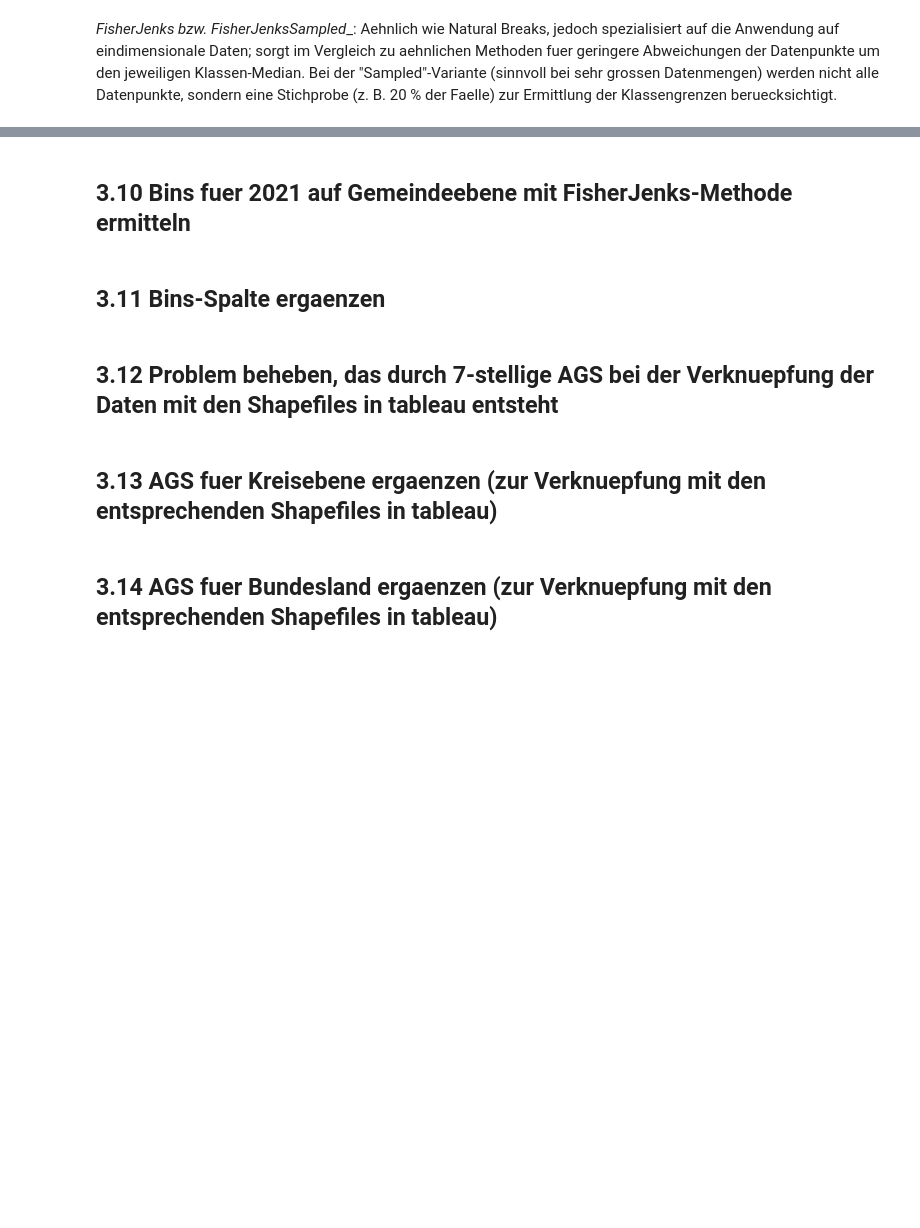
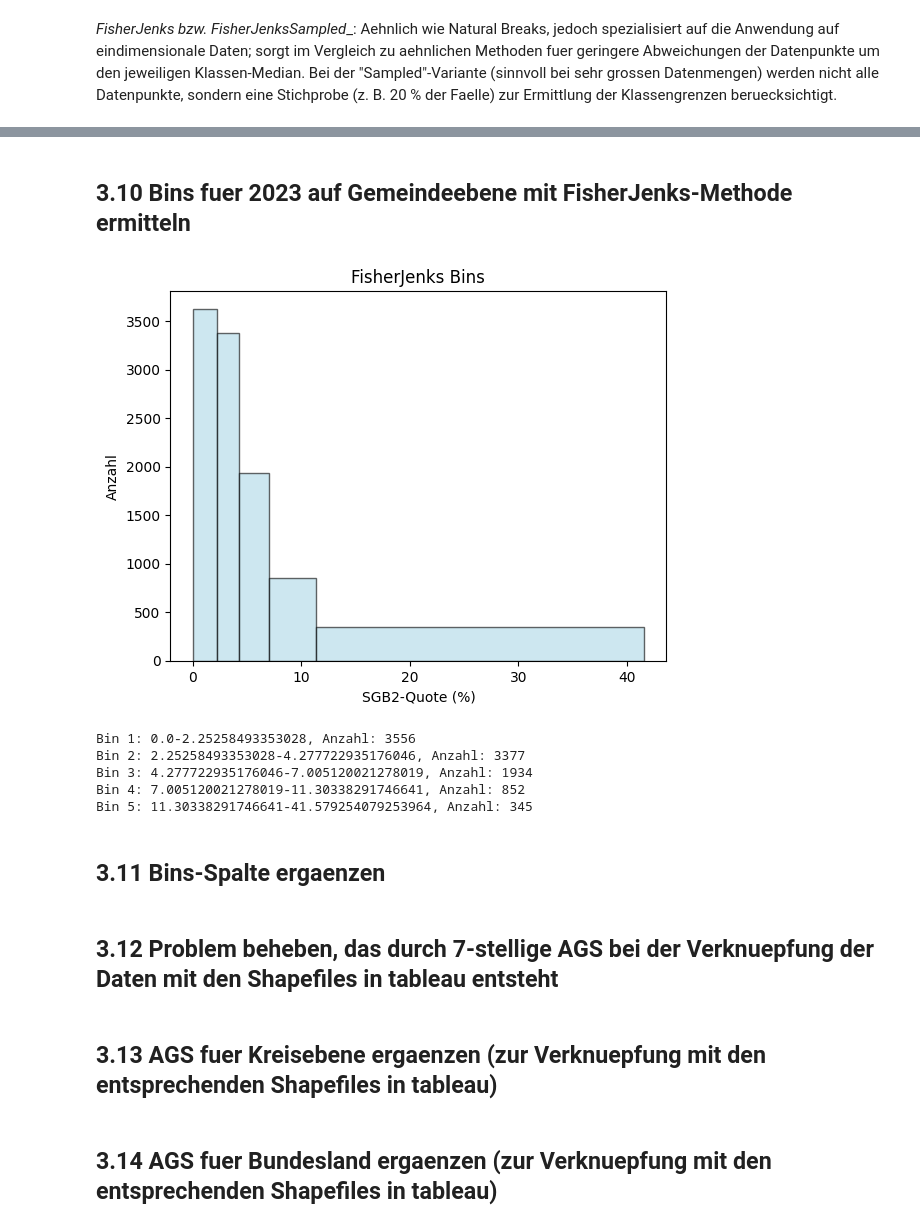
Before and after one commit to KoordinierungsstelleBildungsmonitoring/mikrokosmos, a Jupyter notebook: aufbereitung_mikrokosmos.ipynb, the cells around one changed output, grey strips where cells are left out. Drawn from its saved outputs; the diff is of its cells as text; code cells hidden in the pictures; blank space fills up the shorter version.

Commit message:
V3.2
Datenaktualisierung bis 2023
Korrekturen bei Datenaufbereitung
Ergänzung um Story Modus

```diff
--- a/aufbereitung_mikrokosmos.ipynb
+++ b/aufbereitung_mikrokosmos.ipynb
@@ -85,7 +184,7 @@ def transform_dataframe(df):
     df = df.drop(df.index[-1])
 
     # Spalte 'Unnamed: 0' nach Leerzeichen trennen und in neue Spalten 'AGS' und 'Gemeinde' aufteilen
-    df[['AGS', 'Gemeinde']] = df['Unnamed: 0'].str.split(' ', 1, expand=True)
+    df[['AGS', 'Gemeinde']] = df['Unnamed: 0'].str.split(' ', n=1, expand=True)  # Korrektur: benannte Argumente (NEU)
 
     # Spalte 'Unnamed: 0' entfernen
     df = df.drop(['Unnamed: 0'], axis=1)
@@ -114,8 +213,8 @@ def transform_dataframe(df):
     # Neue Spaltennamen aus Zeile 1 erstellen
     new_columns = df.iloc[1].tolist()
 
-    # Spaltennamen aktualisieren
-    df = df.set_axis(new_columns, axis=1, inplace=False)
+    # Spaltennamen aktualisieren (KORREKTUR: inplace entfernt) (NEU)
+    df = df.set_axis(new_columns, axis=1)
 
     # Zeile 12 entfernen
     df = df.drop(12)
@@ -132,5 +231,7 @@ ba_2018 = transform_dataframe(ba_2018)
 ba_2019 = transform_dataframe(ba_2019)
 ba_2020 = transform_dataframe(ba_2020)
 ba_2021 = transform_dataframe(ba_2021)
+ba_2022 = transform_dataframe(ba_2022)
+ba_2023 = transform_dataframe(ba_2023)
 # %%
 # Tabellenkopf nach der Umformung anzeigen
@@ -158,8 +263,8 @@ def apply_transformation(df):
     # Zeile 8 aus Daten (maennlich) entfernen
     df_m = df_m.drop([8])
 
-    # Daten (maennlich und weiblich) zu einem DataFrame kombinieren
-    combined_df = df_m.append(df_w, ignore_index=True)
+    # Daten (maennlich und weiblich) zu einem DataFrame kombinieren (KORREKTUR: pd.concat statt append) (NEU)
+    combined_df = pd.concat([df_m, df_w], ignore_index=True)
 
     # Spalten umbenennen, indem Bindestriche "-" entfernt werden
     combined_df = combined_df.rename(columns=lambda x: x.replace('-', ''))
@@ -175,5 +280,7 @@ ba_2018_combined = apply_transformation(ba_2018)
 ba_2019_combined = apply_transformation(ba_2019)
 ba_2020_combined = apply_transformation(ba_2020)
 ba_2021_combined = apply_transformation(ba_2021)
+ba_2022_combined = apply_transformation(ba_2022)
+ba_2023_combined = apply_transformation(ba_2023)
 # %%
 # Tabellenkopf nach der Umformung anzeigen
@@ -233,5 +343,7 @@ LB_nach_Altersgruppen_2018, ELB_arbeitsuchend_nach_Schulabschluessen_2018, ELB_a
 LB_nach_Altersgruppen_2019, ELB_arbeitsuchend_nach_Schulabschluessen_2019, ELB_arbeitsuchend_nach_Berufsausbildung_2019 = apply_transformation(ba_2019_combined, 2019)
 LB_nach_Altersgruppen_2020, ELB_arbeitsuchend_nach_Schulabschluessen_2020, ELB_arbeitsuchend_nach_Berufsausbildung_2020 = apply_transformation(ba_2020_combined, 2020)
 LB_nach_Altersgruppen_2021, ELB_arbeitsuchend_nach_Schulabschluessen_2021, ELB_arbeitsuchend_nach_Berufsausbildung_2021 = apply_transformation(ba_2021_combined, 2021)
+LB_nach_Altersgruppen_2022, ELB_arbeitsuchend_nach_Schulabschluessen_2022, ELB_arbeitsuchend_nach_Berufsausbildung_2022 = apply_transformation(ba_2021_combined, 2022)
+LB_nach_Altersgruppen_2023, ELB_arbeitsuchend_nach_Schulabschluessen_2023, ELB_arbeitsuchend_nach_Berufsausbildung_2023 = apply_transformation(ba_2021_combined, 2023)
 # %%
 # Tabellenkopf der Tabelle zu den Leistungsberechtigten anzeigen
@@ -315,9 +519,9 @@ merged_lb_bev_2021.head(4)
 
 #### Die Daten liegen aktuell noch in einzelnen Dataframes fuer die jeweiligen Jahrgaenge vor. Wir stapeln diese Dataframes untereinander, um alle Jahrgaenge in einem Dataframe zusammenzufassen.
 # %%
-stacked_lb_bev = pd.concat([merged_lb_bev_2014, merged_lb_bev_2015, merged_lb_bev_2016, merged_lb_bev_2017, merged_lb_bev_2018, merged_lb_bev_2019, merged_lb_bev_2020, merged_lb_bev_2021], ignore_index=True)
-stacked_elb_schul = pd.concat([ELB_arbeitsuchend_nach_Schulabschluessen_2014, ELB_arbeitsuchend_nach_Schulabschluessen_2015, ELB_arbeitsuchend_nach_Schulabschluessen_2016, ELB_arbeitsuchend_nach_Schulabschluessen_2017, ELB_arbeitsuchend_nach_Schulabschluessen_2018, ELB_arbeitsuchend_nach_Schulabschluessen_2019, ELB_arbeitsuchend_nach_Schulabschluessen_2020, ELB_arbeitsuchend_nach_Schulabschluessen_2021], ignore_index=True)
-stacked_elb_beruf = pd.concat([ELB_arbeitsuchend_nach_Berufsausbildung_2014, ELB_arbeitsuchend_nach_Berufsausbildung_2015, ELB_arbeitsuchend_nach_Berufsausbildung_2016, ELB_arbeitsuchend_nach_Berufsausbildung_2017, ELB_arbeitsuchend_nach_Berufsausbildung_2018, ELB_arbeitsuchend_nach_Berufsausbildung_2019, ELB_arbeitsuchend_nach_Berufsausbildung_2020, ELB_arbeitsuchend_nach_Berufsausbildung_2021], ignore_index=True)
+stacked_lb_bev = pd.concat([merged_lb_bev_2014, merged_lb_bev_2015, merged_lb_bev_2016, merged_lb_bev_2017, merged_lb_bev_2018, merged_lb_bev_2019, merged_lb_bev_2020, merged_lb_bev_2021, merged_lb_bev_2022, merged_lb_bev_2023], ignore_index=True)
+stacked_elb_schul = pd.concat([ELB_arbeitsuchend_nach_Schulabschluessen_2014, ELB_arbeitsuchend_nach_Schulabschluessen_2015, ELB_arbeitsuchend_nach_Schulabschluessen_2016, ELB_arbeitsuchend_nach_Schulabschluessen_2017, ELB_arbeitsuchend_nach_Schulabschluessen_2018, ELB_arbeitsuchend_nach_Schulabschluessen_2019, ELB_arbeitsuchend_nach_Schulabschluessen_2020, ELB_arbeitsuchend_nach_Schulabschluessen_2021, ELB_arbeitsuchend_nach_Schulabschluessen_2022, ELB_arbeitsuchend_nach_Schulabschluessen_2023], ignore_index=True)
+stacked_elb_beruf = pd.concat([ELB_arbeitsuchend_nach_Berufsausbildung_2014, ELB_arbeitsuchend_nach_Berufsausbildung_2015, ELB_arbeitsuchend_nach_Berufsausbildung_2016, ELB_arbeitsuchend_nach_Berufsausbildung_2017, ELB_arbeitsuchend_nach_Berufsausbildung_2018, ELB_arbeitsuchend_nach_Berufsausbildung_2019, ELB_arbeitsuchend_nach_Berufsausbildung_2020, ELB_arbeitsuchend_nach_Berufsausbildung_2021, ELB_arbeitsuchend_nach_Berufsausbildung_2022, ELB_arbeitsuchend_nach_Berufsausbildung_2023], ignore_index=True)
 # %%
 # Tabellenkopf des gestapelten Dataframes fuer die LB mit allen Jahrgaengen anzeigen
 stacked_lb_bev.head(1)
@@ -601,33 +906,40 @@ for i in range(len(bins)-1):
 # %% [markdown]
-## 3.10 Bins fuer 2021 auf Gemeindeebene mit FisherJenks-Methode ermitteln
+## 3.10 Bins fuer 2023 auf Gemeindeebene mit FisherJenks-Methode ermitteln
 # %%
-# Daten bereinigen, sodass zusammengefasste SGB2-Quote auf Gemeindeebene fuer das Jahr 2021 verbleibt
-data2021_fisher_jenks = stacked_lb_bev_ue70
-data2021_fisher_jenks = data2021_fisher_jenks[data2021_fisher_jenks.Jahr == 2021]
-data2021_fisher_jenks['LB_Gesamt'] = data2021_fisher_jenks.groupby('Gemeinde')['Anzahl_LB'].transform('sum')
-data2021_fisher_jenks['Bev_Gesamt'] = data2021_fisher_jenks.groupby('Gemeinde')['Anzahl_Bevoelkerung'].transform('sum')
-data2021_fisher_jenks["SGB2-Quote (%) gesamt"] = (data2021_fisher_jenks["LB_Gesamt"] / data2021_fisher_jenks["Bev_Gesamt"]) * 100
-data2021_fisher_jenks = data2021_fisher_jenks[['Gemeinde', 'SGB2-Quote (%) gesamt']]
-data2021_fisher_jenks = data2021_fisher_jenks.drop_duplicates()
+# Daten bereinigen, sodass zusammengefasste SGB2-Quote auf Gemeindeebene fuer das Jahr 2023 verbleibt
+data2023_fisher_jenks = stacked_lb_bev_ue70
+data2023_fisher_jenks = data2023_fisher_jenks[data2023_fisher_jenks.Jahr == 2023]
+data2023_fisher_jenks['LB_Gesamt'] = data2023_fisher_jenks.groupby('Gemeinde')['Anzahl_LB'].transform('sum')
+data2023_fisher_jenks['Bev_Gesamt'] = data2023_fisher_jenks.groupby('Gemeinde')['Anzahl_Bevoelkerung'].transform('sum')
+data2023_fisher_jenks["SGB2-Quote (%) gesamt"] = (data2023_fisher_jenks["LB_Gesamt"] / data2023_fisher_jenks["Bev_Gesamt"]) * 100
+data2023_fisher_jenks = data2023_fisher_jenks[['Gemeinde', 'SGB2-Quote (%) gesamt']]
+data2023_fisher_jenks = data2023_fisher_jenks.drop_duplicates()
 
 # Extrahieren der Werte aus der Spalte 'SGB2-Quote (%) gesamt'
-data = data2021_fisher_jenks['SGB2-Quote (%) gesamt'].values
+data = data2023_fisher_jenks['SGB2-Quote (%) gesamt'].values
 
 # Berechnen der Bins mit der FisherJenks-Methode
 classifier = FisherJenks(data, k=5)
 bins = classifier.bins
 bins = np.insert(bins, 0, 0)
 
 # Erstellen des Histogramms
 plt.hist(data, bins=bins, edgecolor='black', color='lightblue', alpha=0.6)
 plt.xlabel('SGB2-Quote (%)')
 plt.ylabel('Anzahl')
 plt.title('FisherJenks Bins')
 plt.show()
 
 # Ausgabe der Bin-Ranges und der Anzahl der Werte in jedem Bin
 for i in range(len(bins)-1):
     print(f"Bin {i+1}: {bins[i]}-{bins[i+1]}, Anzahl: {((data > bins[i]) & (data <= bins[i+1])).sum()}")
+# %% [output]
+[figure, added]
+Bin 1: 0.0-2.25258493353028, Anzahl: 3556
+Bin 2: 2.25258493353028-4.277722935176046, Anzahl: 3377
+Bin 3: 4.277722935176046-7.005120021278019, Anzahl: 1934
+Bin 4: 7.005120021278019-11.30338291746641, Anzahl: 852
+Bin 5: 11.30338291746641-41.579254079253964, Anzahl: 345
 # %% [markdown]
 ## 3.11 Bins-Spalte ergaenzen
 # %%
```
Also changed, not shown: parts of 59 cells of this notebook.
